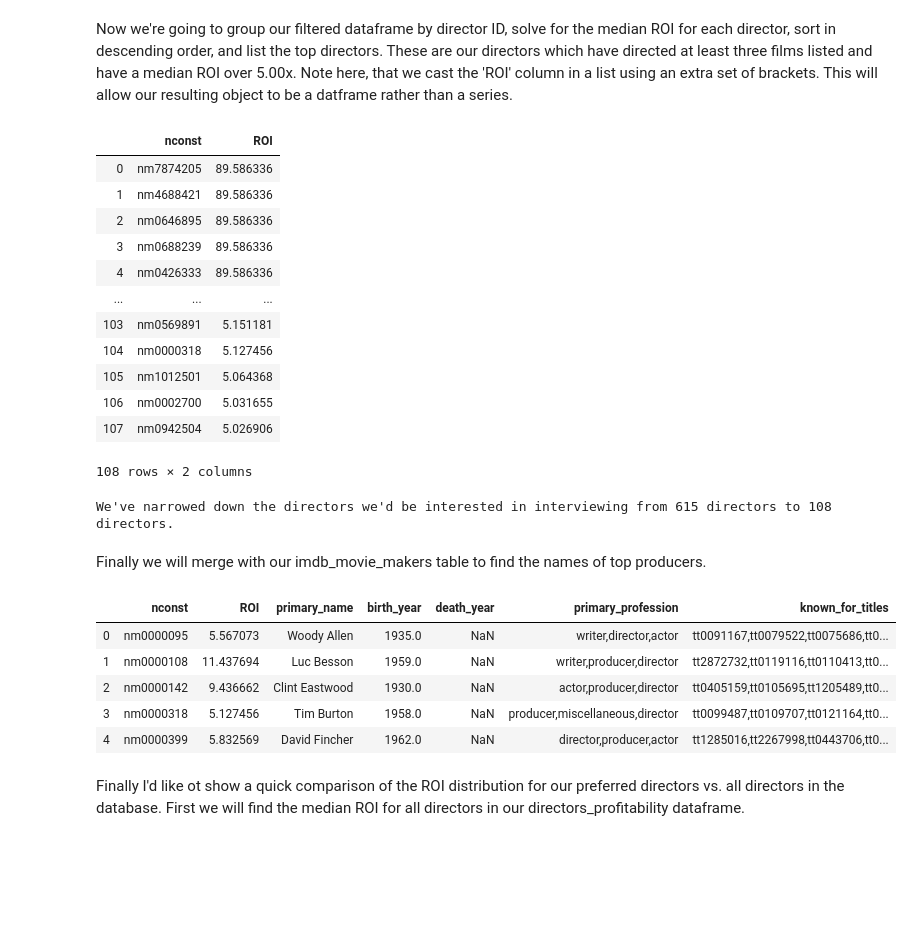
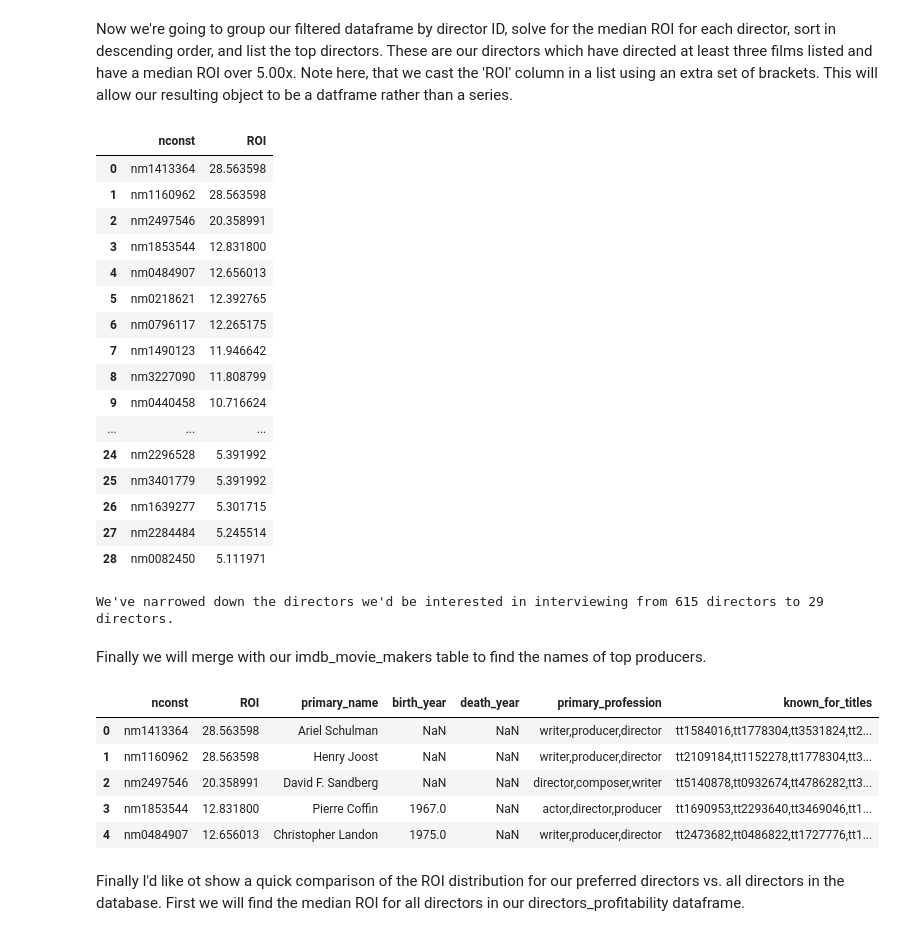
Before and after one commit to ElliotEvins/Maximizing_ROI_in_Film_Production, a Jupyter notebook: student.ipynb, the cells around one changed output. Drawn from its saved outputs; the diff is of its cells as text; code cells hidden in the pictures; blank space fills up the shorter version.

```diff
--- a/student.ipynb
+++ b/student.ipynb
@@ -669,28 +681,33 @@ directors_profitability_multiple_movies = directors_profitability.groupby('ncons
 # %% [markdown]
 Now we're going to group our filtered dataframe by director ID, solve for the median ROI for each director, sort in descending order, and list the top directors. These are our directors which have directed at least three films listed and have a median ROI over 5.00x. Note here, that we cast the 'ROI' column in a list using an extra set of brackets. This will allow our resulting object to be a datframe rather than a series.
 # %%
-top_directors_multiple_movies = directors_profitability_multiple_movies.query("ROI > 5").groupby('nconst')[['ROI']].median()
-top_directors_multiple_movies.sort_values('ROI', ascending=False).reset_index()
+top_directors_multiple_movies = directors_profitability_multiple_movies.groupby('nconst')[['ROI']].median() # group by nconst with median ROI
+top_directors_multiple_movies = top_directors_multiple_movies.query("ROI > 5").sort_values('ROI', ascending=False).reset_index() # query for ROI > 5x and sort
+top_directors_multiple_movies
 # %% [output]
 |  | nconst | ROI |
-| 0 | nm7874205 | 89.586336 |
-| 1 | nm4688421 | 89.586336 |
-| 2 | nm0646895 | 89.586336 |
-| 3 | nm0688239 | 89.586336 |
-| 4 | nm0426333 | 89.586336 |
+| 0 | nm1413364 | 28.563598 |
+| 1 | nm1160962 | 28.563598 |
+| 2 | nm2497546 | 20.358991 |
+| 3 | nm1853544 | 12.831800 |
+| 4 | nm0484907 | 12.656013 |
+| 5 | nm0218621 | 12.392765 |
+| 6 | nm0796117 | 12.265175 |
+| 7 | nm1490123 | 11.946642 |
+| 8 | nm3227090 | 11.808799 |
+| 9 | nm0440458 | 10.716624 |
 | ... | ... | ... |
-| 103 | nm0569891 | 5.151181 |
-| 104 | nm0000318 | 5.127456 |
-| 105 | nm1012501 | 5.064368 |
-| 106 | nm0002700 | 5.031655 |
-| 107 | nm0942504 | 5.026906 |
+| 24 | nm2296528 | 5.391992 |
+| 25 | nm3401779 | 5.391992 |
+| 26 | nm1639277 | 5.301715 |
+| 27 | nm2284484 | 5.245514 |
+| 28 | nm0082450 | 5.111971 |
-108 rows × 2 columns
 # %%
 directors_with_3_or_more_movies = len(directors_profitability_multiple_movies)
 directors_with_ROI_over_5x = len(top_directors_multiple_movies)
 print("We've narrowed down the directors we'd be interested in interviewing from {} directors to {} directors.".format(directors_with_3_or_more_movies, directors_with_ROI_over_5x))
 # %% [output]
-We've narrowed down the directors we'd be interested in interviewing from 615 directors to 108 directors.
+We've narrowed down the directors we'd be interested in interviewing from 615 directors to 29 directors.
 # %% [markdown]
 Finally we will merge with our imdb_movie_makers table to find the names of top producers.
 # %%
@@ -698,11 +715,11 @@ top_directors_names = top_directors_multiple_movies.merge(imdb_movie_makers, on=
 top_directors_names.head()
 # %% [output]
 |  | nconst | ROI | primary_name | birth_year | death_year | primary_profession | known_for_titles |
-| 0 | nm0000095 | 5.567073 | Woody Allen | 1935.0 | NaN | writer,director,actor | tt0091167,tt0079522,tt0075686,tt0... |
-| 1 | nm0000108 | 11.437694 | Luc Besson | 1959.0 | NaN | writer,producer,director | tt2872732,tt0119116,tt0110413,tt0... |
-| 2 | nm0000142 | 9.436662 | Clint Eastwood | 1930.0 | NaN | actor,producer,director | tt0405159,tt0105695,tt1205489,tt0... |
-| 3 | nm0000318 | 5.127456 | Tim Burton | 1958.0 | NaN | producer,miscellaneous,director | tt0099487,tt0109707,tt0121164,tt0... |
-| 4 | nm0000399 | 5.832569 | David Fincher | 1962.0 | NaN | director,producer,actor | tt1285016,tt2267998,tt0443706,tt0... |
+| 0 | nm1413364 | 28.563598 | Ariel Schulman | NaN | NaN | writer,producer,director | tt1584016,tt1778304,tt3531824,tt2... |
+| 1 | nm1160962 | 28.563598 | Henry Joost | NaN | NaN | writer,producer,director | tt2109184,tt1152278,tt1778304,tt3... |
+| 2 | nm2497546 | 20.358991 | David F. Sandberg | NaN | NaN | director,composer,writer | tt5140878,tt0932674,tt4786282,tt3... |
+| 3 | nm1853544 | 12.831800 | Pierre Coffin | 1967.0 | NaN | actor,director,producer | tt1690953,tt2293640,tt3469046,tt1... |
+| 4 | nm0484907 | 12.656013 | Christopher Landon | 1975.0 | NaN | writer,producer,director | tt2473682,tt0486822,tt1727776,tt1... |
 # %% [markdown]
 Finally I'd like ot show a quick comparison of the ROI distribution for our preferred directors vs. all directors in the database. First we will find the median ROI for all directors in our directors_profitability dataframe.
 # %%
```
Also changed, not shown: parts of 13 cells of this notebook, 6 other files.
